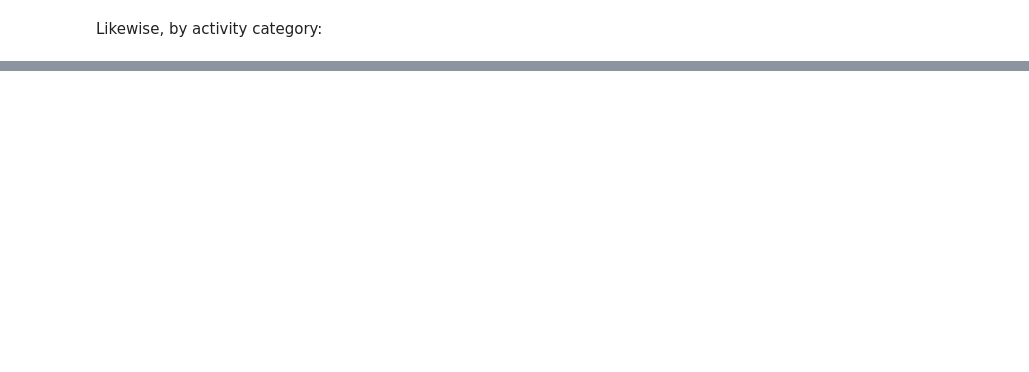
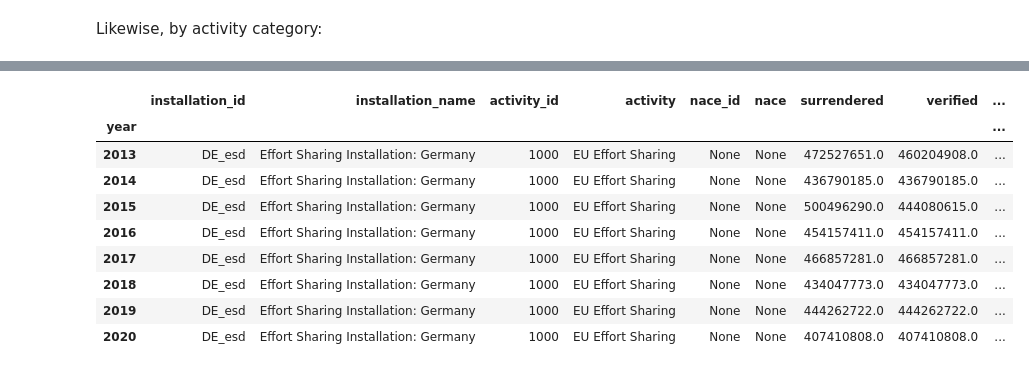
Before and after one commit to jabrell/pyeutl, a Jupyter notebook: orm_3_Registry.ipynb, the cells around one changed output, grey strips where cells are left out. Saved outputs shown, nothing was run; the diff lists cells and outputs as text; code cells hidden in the pictures; blank space fills up the shorter version.

```diff
--- a/orm_3_Registry.ipynb
+++ b/orm_3_Registry.ipynb
@@ -224,0 +256,13 @@ ax.legend(bbox_to_anchor=(1, -0.2), loc=0, ncol=6)
+# %%
+df_comp_esd.query("year < 2021").set_index("year")
+# %% [output]
+|  | installation_id | installation_name | activity_id | activity | nace_id | nace | surrendered | verified | ... |
+| year |  |  |  |  |  |  |  |  | ... |
+| 2013 | DE_esd | Effort Sharing Installation: Germany | 1000 | EU Effort Sharing | None | None | 472527651.0 | 460204908.0 | ... |
+| 2014 | DE_esd | Effort Sharing Installation: Germany | 1000 | EU Effort Sharing | None | None | 436790185.0 | 436790185.0 | ... |
+| 2015 | DE_esd | Effort Sharing Installation: Germany | 1000 | EU Effort Sharing | None | None | 500496290.0 | 444080615.0 | ... |
+| 2016 | DE_esd | Effort Sharing Installation: Germany | 1000 | EU Effort Sharing | None | None | 454157411.0 | 454157411.0 | ... |
+| 2017 | DE_esd | Effort Sharing Installation: Germany | 1000 | EU Effort Sharing | None | None | 466857281.0 | 466857281.0 | ... |
+| 2018 | DE_esd | Effort Sharing Installation: Germany | 1000 | EU Effort Sharing | None | None | 434047773.0 | 434047773.0 | ... |
+| 2019 | DE_esd | Effort Sharing Installation: Germany | 1000 | EU Effort Sharing | None | None | 444262722.0 | 444262722.0 | ... |
+| 2020 | DE_esd | Effort Sharing Installation: Germany | 1000 | EU Effort Sharing | None | None | 407410808.0 | 407410808.0 | ... |
```
Also changed, not shown: parts of 8 cells of this notebook, 2 other files.
